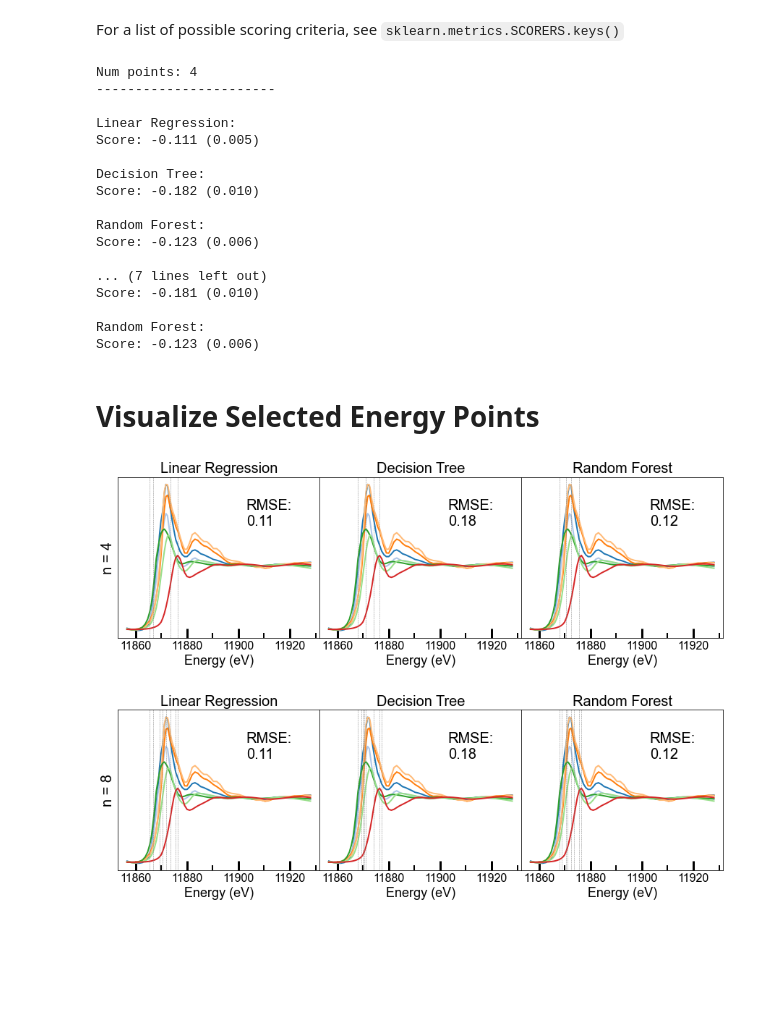
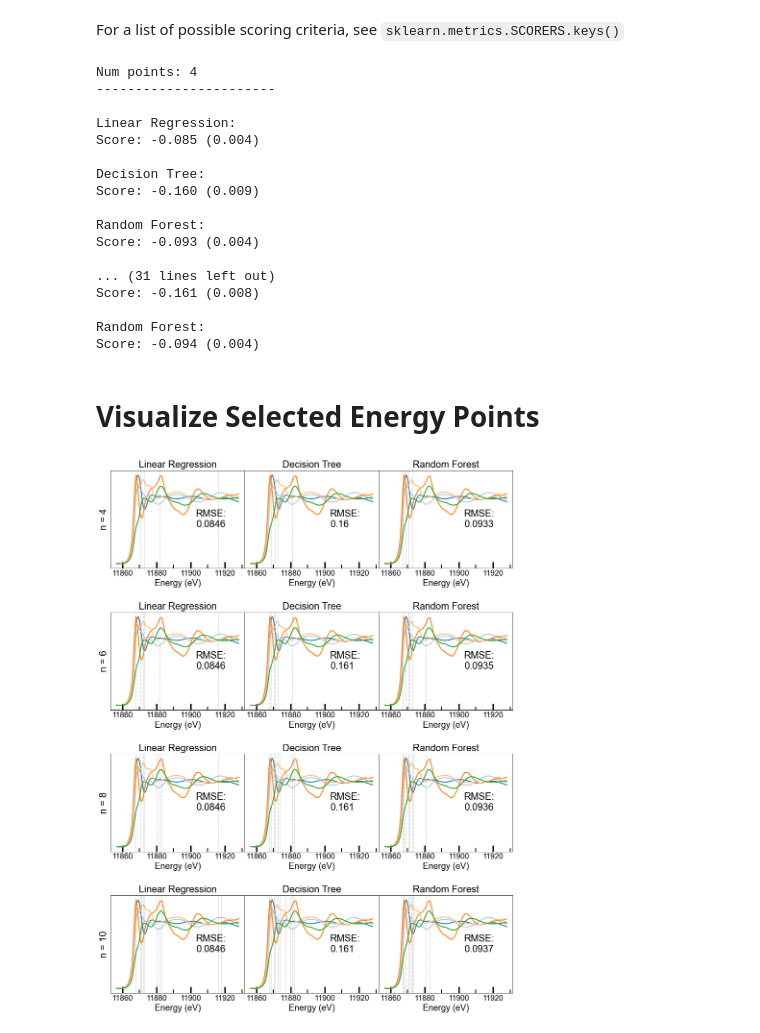
Before and after one commit to stetef/Energy-Point-Selection, a Jupyter notebook: Visualization.ipynb, the cells around one changed output. Saved outputs shown, nothing was run; the diff lists cells and outputs as text; code cells hidden in the pictures; blank space fills up the shorter version.

```diff
--- a/Visualization.ipynb
+++ b/Visualization.ipynb
@@ -87,7 +55,7 @@ else:
 fig, ax = plt.subplots(figsize=(8,6))
 
 pca = PCA()
-pca_components = pca.fit_transform(Aligned_Refs)
+pca_components = pca.fit_transform(Refs)
 
 n = 5
 x = np.arange(n) + 1
@@ -95,15 +63,15 @@ cdf = [np.sum(pca.explained_variance_ratio_[:i + 1]) for i in range(n)]
 
 ax.plot(x, cdf, 's-', markersize=10, fillstyle='none',
         color=plt.cm.tab10(.15))
-ax.plot(x, np.ones(len(x)) * 0.99, 'k--', linewidth=3)
+ax.plot(x, np.ones(len(x)) * 0.95, 'k--', linewidth=3)
 
 PC1 = pca.components_[0]
-plt.plot(np.linspace(1, 5, len(PC1)), -PC1*0.3 + 0.85, 'k', linewidth=2)
-text = ax.text(4, 0.86, '$PC_1$', ha="left", va="center", size=20)
+plt.plot(np.linspace(1, 5, len(PC1)), -PC1*0.3 + 0.65, 'k', linewidth=2)
+text = ax.text(1, 0.7, '$PC_1$', ha="left", va="center", size=20)
 
 plt.xticks(x, fontsize=18)
 plt.yticks(fontsize=18)
-plt.ylim(0.805, 1)
+plt.ylim(0.4, 1.02)
 ax.yaxis.set_major_formatter(FormatStrFormatter('%.2f'))
 plt.xlabel('Number of Parameters', fontsize=22)
 plt.ylabel(f'Cumultative\nExplained Variance', fontsize=22)
@@ -114,9 +81,0 @@ plt.show()
-# %%
-fig, ax = plt.subplots(figsize=(5, 5))
-transformed = pca.transform(Refs)
-for i, coords in enumerate(transformed):
-    ax.plot(coords[0], coords[1], 'o', markersize=20, c=plt.cm.tab20(i), label=data_columns[i])
-ax.legend(fontsize=18, loc='center left', bbox_to_anchor=(1., .5))
-ax.set_yticks([])
-ax.set_xticks([])
-plt.show()
@@ -130,6 +84,10 @@ from utils import *
 # %%
-N = 500
-data, coeffs = generate_linear_combos(Aligned_Refs, N=N, scale=0.05)
+N = 800
+scale = 0.05
+dropout = 0.5
+
+data, coeffs = generate_linear_combos(Refs, N=N, scale=scale, dropout=dropout)
+test_data, test_coeffs = generate_linear_combos(Refs, scale=scale, N=50, dropout=dropout)
 
 fig, ax = plt.subplots(figsize=(10, 6))
 for i, spectrum in enumerate(data):
@@ -188,7 +164,7 @@ select = energy_point_selector.Selector(data, coeffs)
 For a list of possible scoring criteria, see `sklearn.metrics.SCORERS.keys()`
 # %%
 models = ['Linear Regression', 'Decision Tree', 'Random Forest']
-n_points = [4, 8]
+n_points = [6, 8, 10, 12]
 Scores = []
 Epts = []
 
@@ -199,11 +175,11 @@ for npts in n_points:
     for model in models:
         print(f'\n{model}:')
         select = energy_point_selector.Selector(data, coeffs)
-        rfe, score = select.select_energy_points(estimator=model, n_points=npts,
+        rfe, cvscore = select.select_energy_points(estimator=model, n_points=npts,
                                                  scoring='neg_root_mean_squared_error')
         energy_points = Energy[rfe.support_]
         epts.append(energy_points)
-        scores.append(score)
+        scores.append(cvscore)
     Scores.append(scores)
     Epts.append(epts)
 # %% [output]
@@ -211,40 +187,36 @@ Num points: 4
 -----------------------
 
 Linear Regression:
-Score: -0.111 (0.005)
+Score: -0.085 (0.004)
 
 Decision Tree:
-Score: -0.182 (0.010)
+Score: -0.160 (0.009)
 
 Random Forest:
-Score: -0.123 (0.006)
+Score: -0.093 (0.004)
 
-... (7 lines left out)
-Score: -0.181 (0.010)
+... (31 lines left out)
+Score: -0.161 (0.008)
 
 Random Forest:
-Score: -0.123 (0.006)
+Score: -0.094 (0.004)
 # %% [markdown]
 # Visualize Selected Energy Points
 # %%
 nrows = len(n_points)
 ncols = len(models)
 fig, axes = plt.subplots(figsize=(ncols*5, nrows*5), nrows=nrows, ncols=ncols)
 plt.subplots_adjust(wspace=0, hspace=0.45)
 
 for i, npts in enumerate(n_points):
     row_axes = axes[i]
     for energy_pts, model, score, ax in zip(Epts[i], models, Scores[i], row_axes):
-        if align_whiteline:
-            diff = 15
-            ticks = (5, 20)
-        else:
-            diff = 25
-            ticks = (10, 20)
-        visualize_energy_points((fig, ax), Energy, Aligned_Refs,
+        diff = 25
+        ticks = (10, 20)
+        visualize_energy_points((fig, ax), Energy, Refs,
                                 energy_pts, ticks=ticks, label=model)
-        text = ax.text(np.max(Energy) - diff, np.max(Aligned_Refs)*0.8, f'RMSE:\n{-score:.2}',
+        text = ax.text(np.max(Energy) - diff, np.max(Refs)*0.5, f'RMSE:\n{-score:.3}',
                        ha="left", va="center", size=20)
     label = row_axes[0].set_ylabel(f'n = {npts}', fontsize=20)
 # %% [output]
-[figure, old version]
+[figure, new version]
```
Also changed, not shown: parts of 20 cells of this notebook, 15 other files.
